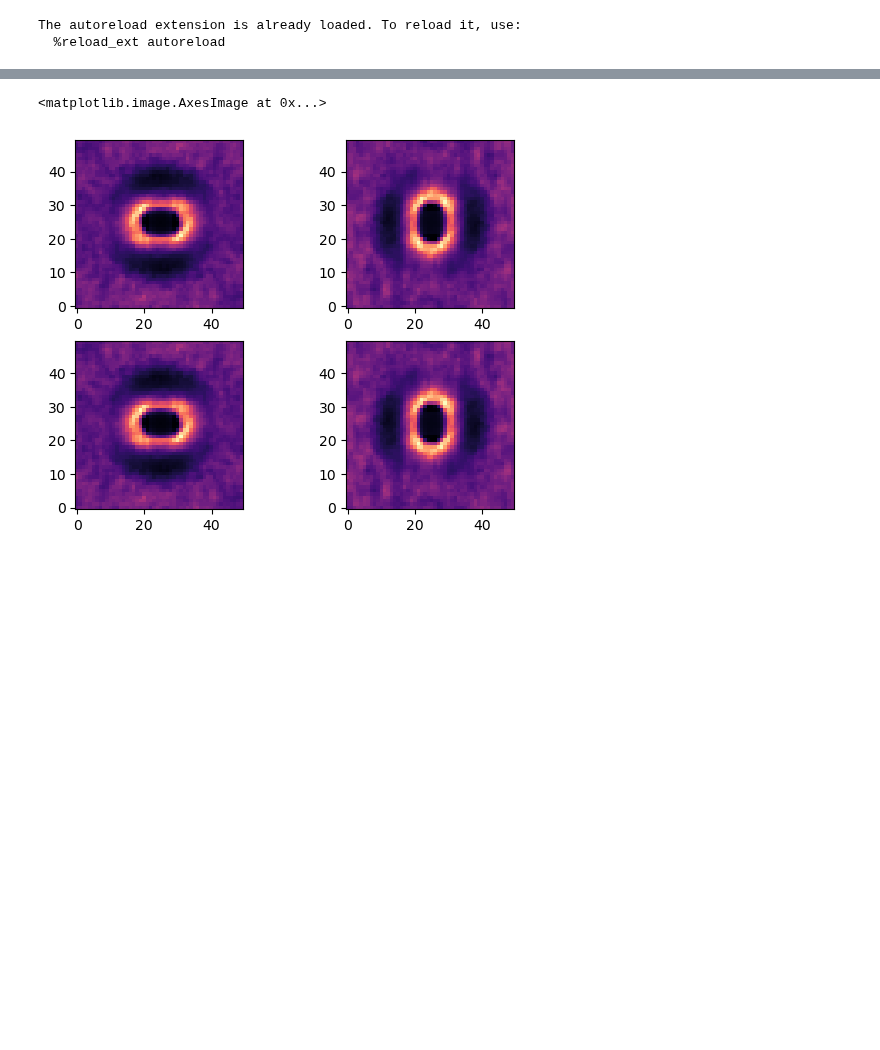
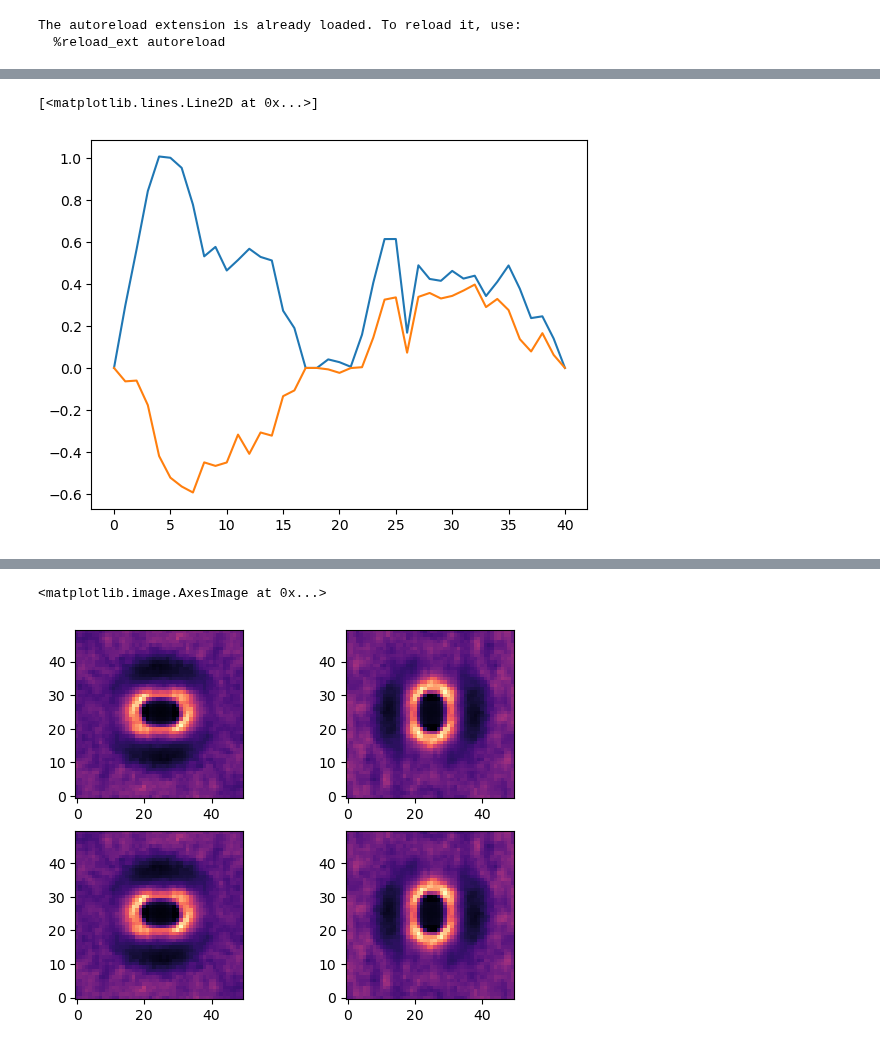
Before and after one commit to dpreuo/alter_morph, a Jupyter notebook: analysis/phase_diagram.ipynb, the cells around one changed output, grey strips where cells are left out. Saved outputs shown, nothing was run; the diff lists cells and outputs as text; code cells hidden in the pictures; blank space fills up the shorter version.

```diff
--- a/analysis/phase_diagram.ipynb
+++ b/analysis/phase_diagram.ipynb
@@ -137,10 +234,11 @@ cbar.set_label("magnetization")
 # %%
+# calculate spin conductance at finite energy to make it less bulky
+temperature = 0.02
+number_int_points = 11
+perfect_int_points,weights = find_int_points_FD(temperature,number_int_points)
+print(perfect_int_points)
+
 # calculate spin conductance
-
-
-
-
-
 for data_column in tqdm(d["data"]):
     for data_entry in data_column:
 
@@ -156,15 +254,10 @@ for data_column in tqdm(d["data"]):
         )
 
         # evaluating the Fermi energy
-        energies, states = la.eigh(hamiltonian)
-        fermi_occupation = (
-            np.linspace(0, 1, len(states)) <= data_entry["hparam"]["filling"]
-        )
-        local_densities = np.sum(states * states.conj() * fermi_occupation, axis=1)
+        fermi_energy = fermi_level(data_entry['energies'],data_entry["hparam"]["filling"])
 
-        n_orbitals = 4
-        lead_onsite = np.eye(n_orbitals)
-        lead_coupling = np.eye(n_orbitals)
+        lead_onsite = np.eye(4)*fermi_energy
+        lead_coupling = -np.eye(4)
 
         contact_lattice, k_lattice, k_system, contact_vertices = (
             crack_hamiltonian_for_contacts_kwant(lattice, hamiltonian)
@@ -179,11 +272,17 @@ for data_column in tqdm(d["data"]):
             lead_symmetry,
         )
 
+        #evaluate at fermi_energy!
         k_system_f = k_system.finalized()
-        smatrix = kwant.smatrix(k_system_f)
-        g = np.array(
-            [[smatrix.transmission((1, j), (0, i)) for j in range(2)] for i in range(2)]
-        )
+        g = []
+        for energy,weight in zip(perfect_int_points+fermi_energy,weights):
+            smatrix = kwant.smatrix(k_system_f, energy=energy)
+            g_T = np.array(
+                [[smatrix.transmission((1, j), (0, i)) for j in range(2)] for i in range(2)]
+            )
+            g.append(g_T*weight)
+        g = np.sum(g,axis=0)
+
         data_entry["spin_cond"] = g
 pickle.dump(d, open(os.getcwd()[:-8] + data_name, "wb"))
 # %% [output]
@@ -316,0 +457,6 @@ n= 0.6960000000000001
+# %%
+plt.plot(gs)
+plt.plot(g_spin)
+# %% [output]
+[<matplotlib.lines.Line2D at 0x...>]
+[figure, added]
```
Also changed, not shown: parts of 10 cells of this notebook.
